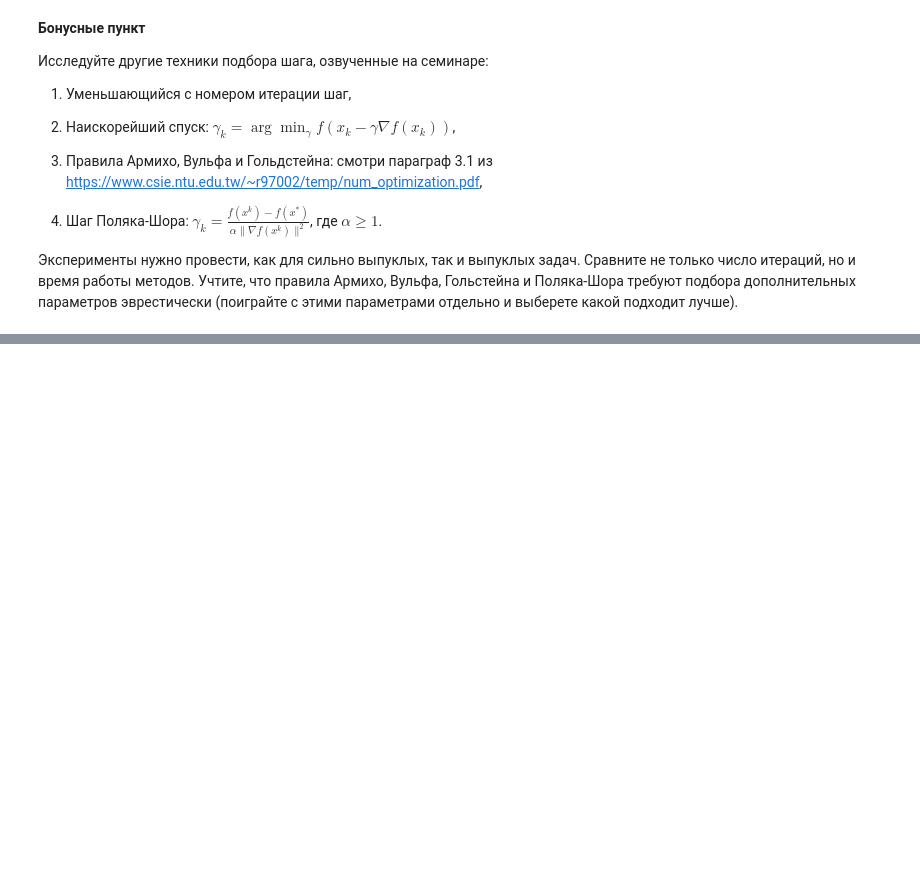
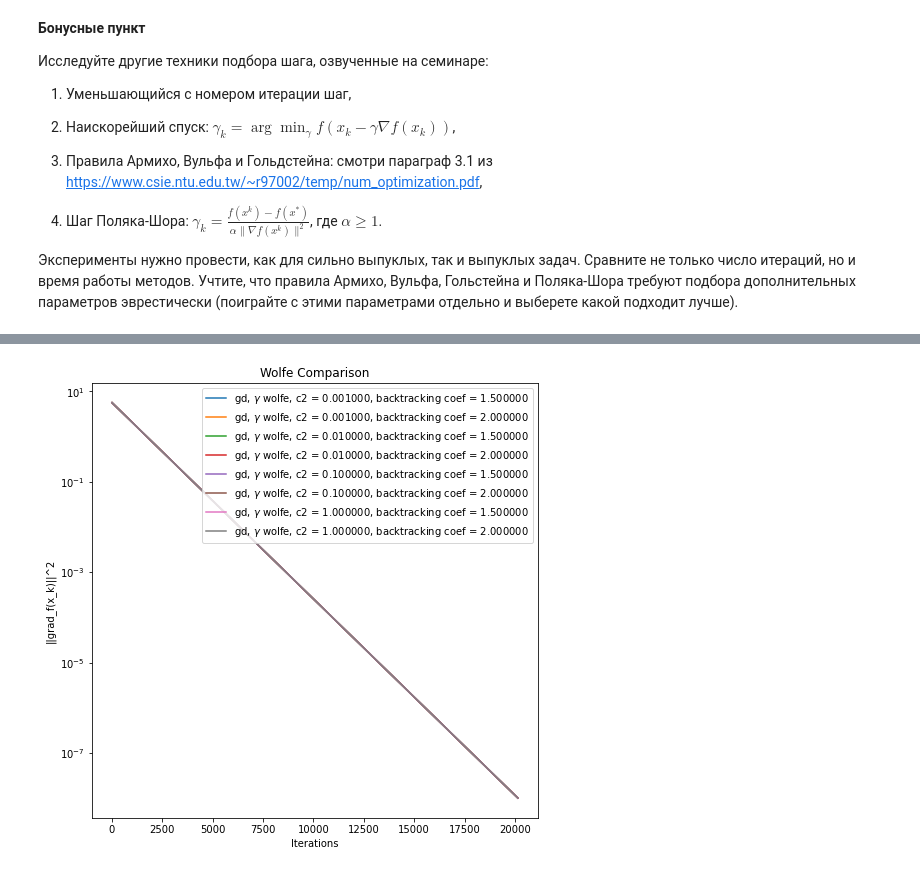
Before and after one commit to k2a07/MIPT-homeworks, a Jupyter notebook: Acharya_Kirill_Optimization_HW_1.ipynb, the cells around one changed output, grey strips where cells are left out. Drawn from its saved outputs; the diff is of its cells as text; code cells hidden in the pictures; blank space fills up the shorter version.

```diff
--- a/Acharya_Kirill_Optimization_HW_1.ipynb
+++ b/Acharya_Kirill_Optimization_HW_1.ipynb
@@ -333,0 +460,48 @@ __Бонусные пункт__
+# %%
+#Armijo, best parameters
+n_iter = 50000
+args['c1'] = 0.1
+args['backtracking_coef'] = 1.5
+args['alpha'] = 1 / args['L']
+
+gd = opt.GradientOptimizer(f, grad_f, x_0 = x_0, criterium = '||grad_f(x_k)||', args = args, n_iter = n_iter, gamma_k = gamma_armijo)
+points_arr, differences_arr, times_arr, acc_arr = gd.descent()
+iterations = [i for i in range(len(differences_arr))]
+
+times_list.append(times_arr)
+iterations_list.append(iterations)
+differences_list.append(differences_arr)
+labels_list.append(r'gd, $\gamma$ armijo, c = %f, backtracking coef = %f' % (args['c'], args['backtracking_coef']))
+# %%
+#Wolfe, parameters optimizing
+x, y, labels = [], [], []
+n_iter = 50000
+args['alpha'] = 1 / args['L']
+args['c1'] = 0.1
+
+def gamma_wolfe(k, f, grad_f, x_k, x_true, args): #sufficient decrease + sufficient curvature condition
+        if f(x_k - args['alpha'] * grad_f(x_k, args), args) <= f(x_k, args) - \
+        args['c'] * args['alpha'] * np.linalg.norm(grad_f(x_k, args), ord=2)**2 and - \
+        grad_f(x_k - args['alpha'] * grad_f(x_k, args), args).T @ grad_f(x_k, args) >= - \
+        args['c2']  * np.linalg.norm(grad_f(x_k, args), ord=2)**2:
+            return args['alpha'] * args['backtracking_coef']
+        else:
+            return args['alpha']
+
+for args['c2'] in [0.001, 0.01, 0.1, 1]:
+    for args['backtracking_coef'] in [1.5, 2]:
+        gd = opt.GradientOptimizer(f, grad_f, x_0 = x_0, criterium = '||grad_f(x_k)||', args = args,
+                                n_iter = n_iter, gamma_k = gamma_wolfe)
+
+        points_arr, differences_arr, times_arr, acc_arr = gd.descent()
+        iterations = [i for i in range(len(differences_arr))]
+
+        x.append(iterations)
+        y.append(differences_arr)
+        labels.append(r'gd, $\gamma$ wolfe, c2 = %f, backtracking coef = %f' % (args['c2'], args['backtracking_coef']))
+
+opt.plot_graphs(x, y, x_label = "Iterations",
+                lines_labels = labels, title = 'Wolfe Comparison', logscale = True,
+                criteria_type = "||grad_f(x_k)||^2")
+# %% [output]
+[figure, added]
```
Also changed, not shown: parts of 22 cells of this notebook.
